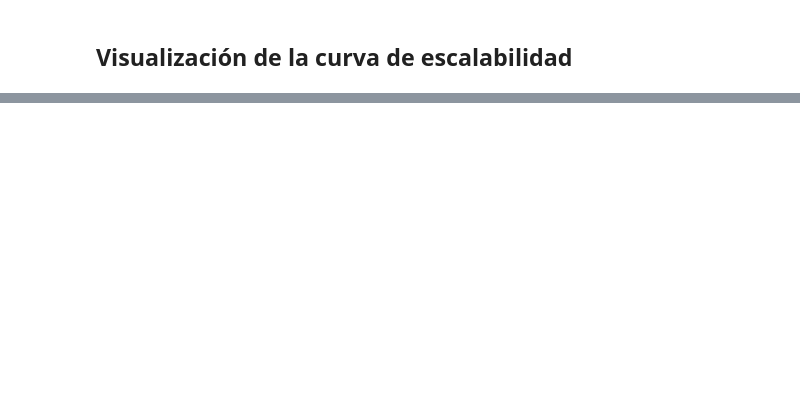
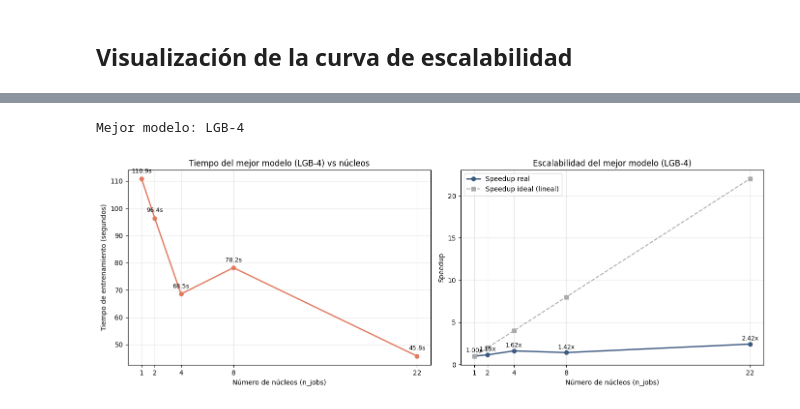
Before and after one commit to SebastianGP1810/PipelineBancario_HPC_Cloud, a Jupyter notebook: ml_bancario.ipynb, the cells around one changed output, grey strips where cells are left out. Drawn from its saved outputs; the diff is of its cells as text; code cells hidden in the pictures; blank space fills up the shorter version.

```diff
--- a/ml_bancario.ipynb
+++ b/ml_bancario.ipynb
@@ -491,6 +551,7 @@ for n_jobs_config in configs_nucleos:
         'resultados': resultados_iter
     }
     print(f"  Tiempo total con n_jobs={n_jobs_config}: {tiempo_total:.2f}s")
+n_jobs_vals = list(resultados_escalabilidad.keys())
 # %% [output]
 Núcleos disponibles en la máquina: 22
 Configuraciones a evaluar: [1, 2, 4, 8, 22]
@@ -634,0 +776,52 @@ plt.show()
+# %%
+# Identificar el mejor modelo del entrenamiento secuencial
+df_sec = pd.DataFrame(resultados_secuencial)
+mejor_config_id = df_sec.loc[df_sec['roc_auc'].idxmax(), 'config_id']
+print(f"Mejor modelo: {mejor_config_id}")
+
+# Extraer el tiempo de entrenamiento del mejor modelo en cada configuración de núcleos
+tiempos_mejor_modelo = []
+for n in n_jobs_vals:
+    resultados_n = resultados_escalabilidad[n]['resultados']
+    df_n = pd.DataFrame(resultados_n)
+    t_mejor = df_n.loc[df_n['config_id'] == mejor_config_id, 'tiempo'].values[0]
+    tiempos_mejor_modelo.append(t_mejor)
+
+t_base_mejor = tiempos_mejor_modelo[0]  # tiempo con n_jobs=1
+speedups_mejor = [t_base_mejor / t for t in tiempos_mejor_modelo]
+speedups_ideales_mejor = [float(n) for n in n_jobs_vals]
+
+fig, axes = plt.subplots(1, 2, figsize=(14, 5))
+
+# --- Gráfico izquierdo: tiempo del mejor modelo por número de núcleos ---
+ax1 = axes[0]
+ax1.plot(n_jobs_vals, tiempos_mejor_modelo, marker='o', color='#E07A5F', linewidth=2)
+ax1.set_xlabel('Número de núcleos (n_jobs)')
+ax1.set_ylabel('Tiempo de entrenamiento (segundos)')
+ax1.set_title(f'Tiempo del mejor modelo ({mejor_config_id}) vs núcleos')
+ax1.set_xticks(n_jobs_vals)
+ax1.grid(alpha=0.3)
+for x, y in zip(n_jobs_vals, tiempos_mejor_modelo):
+    ax1.text(x, y + max(tiempos_mejor_modelo) * 0.02, f'{y:.1f}s', ha='center', fontsize=9)
+
+# --- Gráfico derecho: speedup real vs ideal para el mejor modelo ---
+ax2 = axes[1]
+ax2.plot(n_jobs_vals, speedups_mejor,       marker='o', color='#3D5A80', linewidth=2,
+         label='Speedup real')
+ax2.plot(n_jobs_vals, speedups_ideales_mejor, marker='s', color='#aaaaaa', linewidth=1.5,
+         linestyle='--', label='Speedup ideal (lineal)')
+ax2.set_xlabel('Número de núcleos (n_jobs)')
+ax2.set_ylabel('Speedup')
+ax2.set_title(f'Escalabilidad del mejor modelo ({mejor_config_id})')
+ax2.set_xticks(n_jobs_vals)
+ax2.grid(alpha=0.3)
+ax2.legend()
+for x, y in zip(n_jobs_vals, speedups_mejor):
+    ax2.text(x, y + max(speedups_ideales_mejor) * 0.02, f'{y:.2f}x', ha='center', fontsize=9)
+
+plt.tight_layout()
+plt.savefig('escalabilidad_mejor_modelo.png', dpi=120, bbox_inches='tight')
+plt.show()
+# %% [output]
+Mejor modelo: LGB-4
+[figure, added]
```
Also changed, not shown: parts of 13 cells of this notebook.
